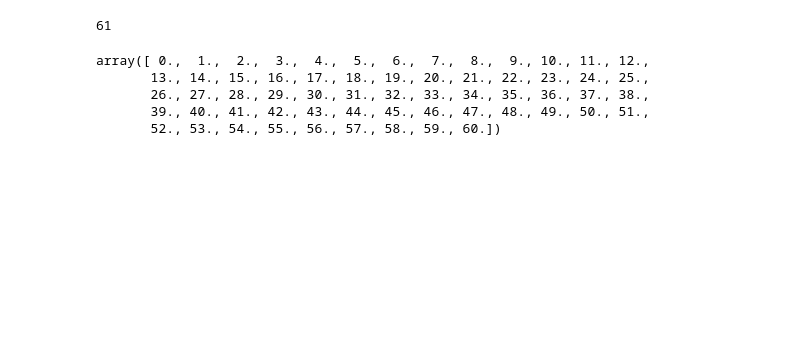
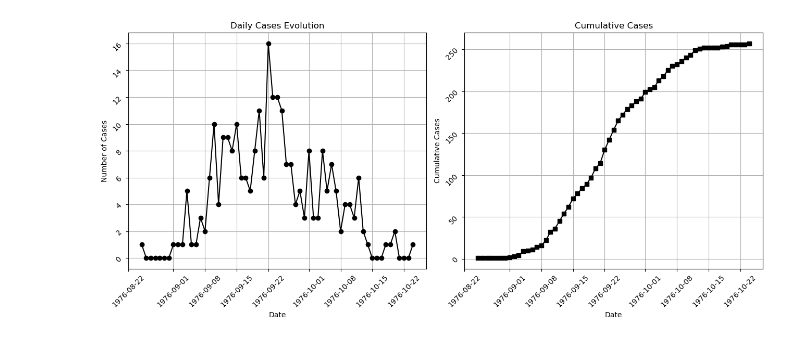
Before and after one commit to Vilmo18/Spread-Ebola-Disease, a Jupyter notebook: code.ipynb, the cells around one changed output. Saved outputs shown, nothing was run; the diff lists cells and outputs as text; code cells hidden in the pictures; blank space fills up the shorter version.

```diff
--- a/code.ipynb
+++ b/code.ipynb
@@ -122,12 +80,43 @@ plt.show()
-# %%
-len(df)
-# %% [output]
-61
-# %%
-t
-# %% [output]
-array([ 0.,  1.,  2.,  3.,  4.,  5.,  6.,  7.,  8.,  9., 10., 11., 12.,
-       13., 14., 15., 16., 17., 18., 19., 20., 21., 22., 23., 24., 25.,
-       26., 27., 28., 29., 30., 31., 32., 33., 34., 35., 36., 37., 38.,
-       39., 40., 41., 42., 43., 44., 45., 46., 47., 48., 49., 50., 51.,
-       52., 53., 54., 55., 56., 57., 58., 59., 60.])
+# %%
+import pandas as pd
+import matplotlib.pyplot as plt
+
+# Creating the data
+data = {
+    'date': pd.date_range(start='1976-08-25', periods=61, freq='D'),
+    'cases': [
+        1, 0, 0, 0, 0, 0, 0, 1, 1, 1, 5, 1, 1, 3, 2, 6, 10, 4, 9, 9, 8, 10, 6, 6, 5, 8,
+        11, 6, 16, 12, 12, 11, 7, 7, 4, 5, 3, 8, 3, 3, 8, 5, 7, 5, 2, 4, 4, 3, 6, 2, 1,
+        0, 0, 0, 1, 1, 2, 0, 0, 0, 1
+    ],
+}
+
+# Creating the DataFrame
+df = pd.DataFrame(data)
+
+# Adding a column for cumulative cases
+df['cumulative_cases'] = df['cases'].cumsum()
+
+# Creating the plots side by side
+fig, (ax1, ax2) = plt.subplots(nrows=1, ncols=2, figsize=(13, 6))
+
+# Plot for daily cases evolution
+ax1.plot(df['date'], df['cases'], marker='o', color='black')
+ax1.set_title('Daily Cases Evolution')
+ax1.set_xlabel('Date')
+ax1.set_ylabel('Number of Cases')
+ax1.grid(True)
+ax1.tick_params(rotation=45)
+
+# Plot for cumulative cases
+ax2.plot(df['date'], df['cumulative_cases'], marker='s',color='black')
+ax2.set_title('Cumulative Cases')
+ax2.set_xlabel('Date')
+ax2.set_ylabel('Cumulative Cases')
+ax2.grid(True)
+ax2.tick_params(rotation=45)
+plt.savefig('presentation.png')
+plt.tight_layout()
+plt.show()
+# %% [output]
+[figure, added]
```
Also changed, not shown: parts of 2 cells of this notebook, 2 other files.
